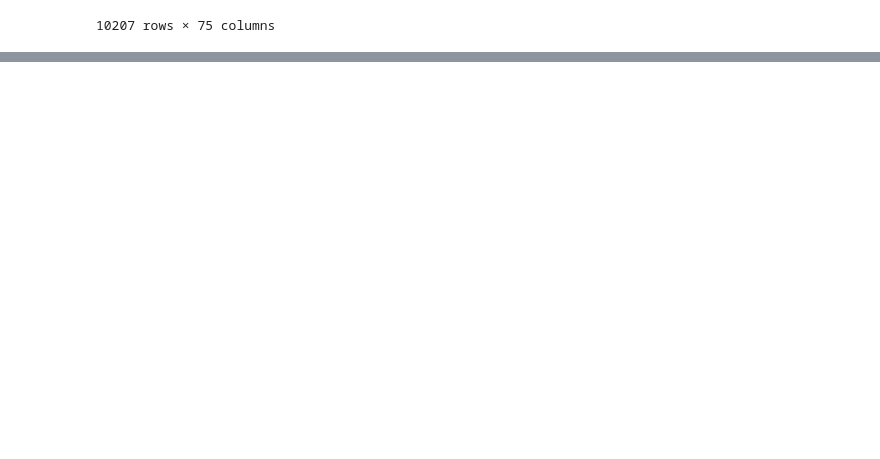
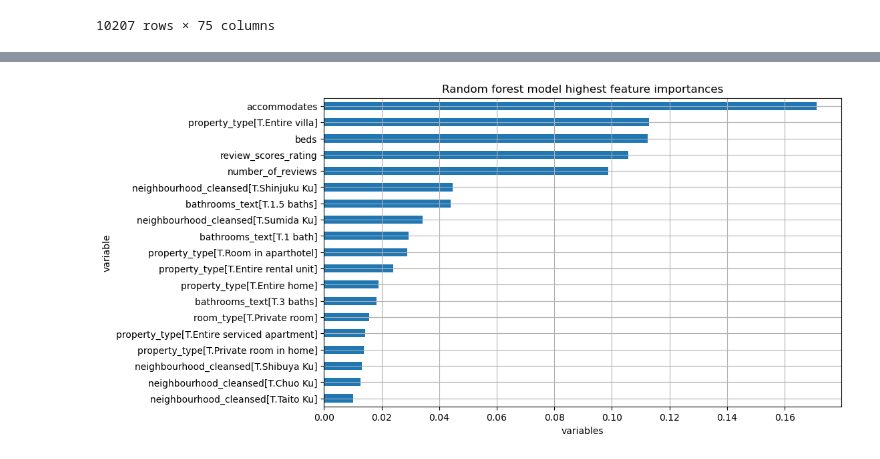
Before and after one commit to Bomsk/DA3_2023, a Jupyter notebook: Assignment 2/Assignment 2 - Working.ipynb, the cells around one changed output, grey strips where cells are left out. Drawn from its saved outputs; the diff is of its cells as text; code cells hidden in the pictures; blank space fills up the shorter version.

Commit message:
Add 3 models

```diff
--- a/Assignment 2/Assignment 2 - Working.ipynb
+++ b/Assignment 2/Assignment 2 - Working.ipynb
@@ -57,0 +111,17 @@ data
+# %%
+y, X = dmatrices("price ~ " + " + ".join(predictors_2), data_train)
+# %%
+rfr = RandomForestRegressor(random_state = 20240129)
+
+tune_grid = {"max_features": [6, 8, 10, 12], "min_samples_leaf": [5, 10, 15]}
+
+rf_random = GridSearchCV(
+    rfr,
+    tune_grid,
+    cv=5,
+    scoring="neg_root_mean_squared_error",
+    verbose=3,
+)
+# %%
+%%time
+rf_model = rf_random.fit(X, y.ravel())
@@ -57,0 +231,14 @@ data
+# %%
+df_var_imp = pd.DataFrame(
+    rf_model.best_estimator_.feature_importances_,
+    X.design_info.column_names)\
+    .reset_index()\
+    .rename({"index": "variable", 0: "imp"}, axis=1)\
+    .sort_values(by=["imp"], ascending=False)\
+    .reset_index(drop = True)
+
+df_var_imp['cumulative_imp'] = df_var_imp['imp'].cumsum()
+
+df_var_imp.style.format({
+    'imp': lambda x: f'{x:,.1%}',
+    'cumulative_imp': lambda x: f'{x:,.1%}'})
@@ -57,0 +274,16 @@ data
+# %%
+# we only care for variables with an importance of more than 1 pct
+cutoff = 0.01
+
+# tider table
+
+df_var_imp[df_var_imp.imp > cutoff]\
+    .sort_values(by = 'imp')\
+    .plot(kind = 'barh',
+          x = 'variable', y = 'imp',
+          figsize = (10,6), grid = True,
+          title = 'Random forest model highest feature importances',
+          xlabel = 'variables', legend = False
+         );
+# %% [output]
+[figure, added]
```
Also changed, not shown: parts of 52 cells of this notebook, 1 other file.
